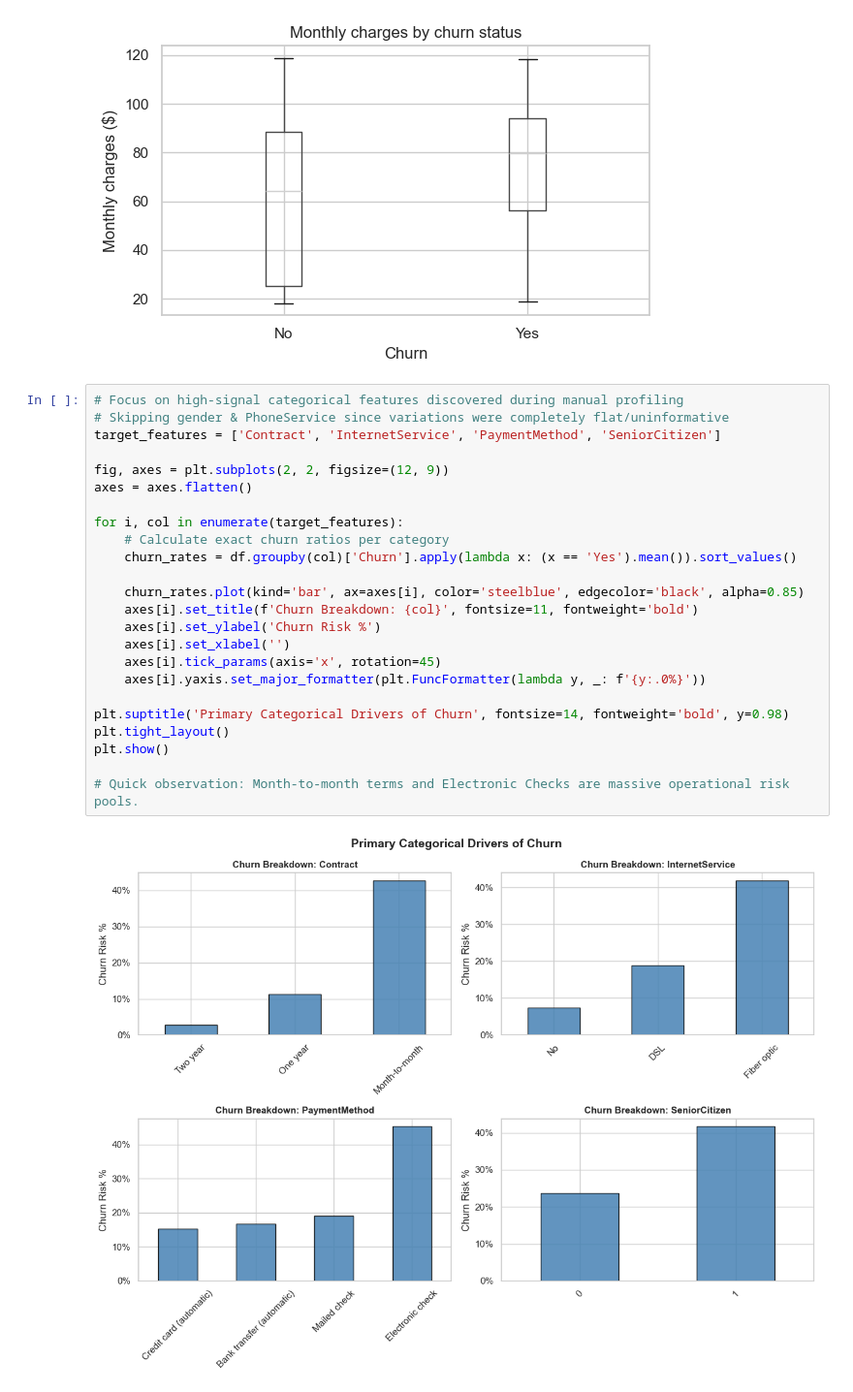
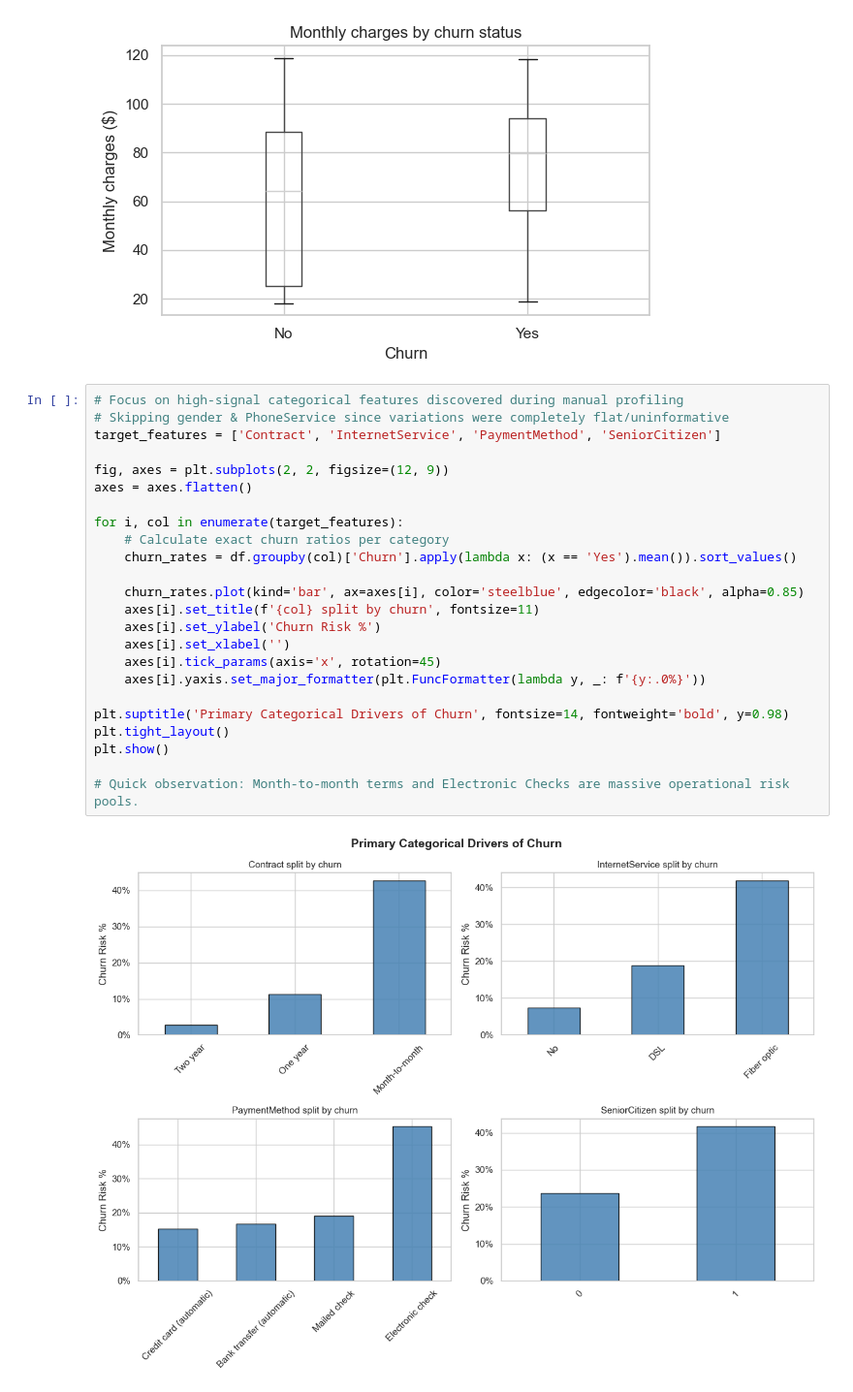
Before and after one commit to NShekhar012/churn-prediction, a Jupyter notebook: notebooks/01_eda.ipynb, the cells around one changed output. Shown at 97% size. Drawn from its saved outputs; the diff is of its cells as text.

Commit message:
make eda graph titles less formal

```diff
--- a/notebooks/01_eda.ipynb
+++ b/notebooks/01_eda.ipynb
@@ -112,26 +112,26 @@ plt.show()
 # %%
 # Focus on high-signal categorical features discovered during manual profiling
 # Skipping gender & PhoneService since variations were completely flat/uninformative
 target_features = ['Contract', 'InternetService', 'PaymentMethod', 'SeniorCitizen']
 
 fig, axes = plt.subplots(2, 2, figsize=(12, 9))
 axes = axes.flatten()
 
 for i, col in enumerate(target_features):
     # Calculate exact churn ratios per category
     churn_rates = df.groupby(col)['Churn'].apply(lambda x: (x == 'Yes').mean()).sort_values()
 
     churn_rates.plot(kind='bar', ax=axes[i], color='steelblue', edgecolor='black', alpha=0.85)
-    axes[i].set_title(f'Churn Breakdown: {col}', fontsize=11, fontweight='bold')
+    axes[i].set_title(f'{col} split by churn', fontsize=11)
     axes[i].set_ylabel('Churn Risk %')
     axes[i].set_xlabel('')
     axes[i].tick_params(axis='x', rotation=45)
     axes[i].yaxis.set_major_formatter(plt.FuncFormatter(lambda y, _: f'{y:.0%}'))
 
 plt.suptitle('Primary Categorical Drivers of Churn', fontsize=14, fontweight='bold', y=0.98)
 plt.tight_layout()
 plt.show()
 
 # Quick observation: Month-to-month terms and Electronic Checks are massive operational risk pools.
 # %% [output]
-[figure, old version]
+[figure, new version]
```
